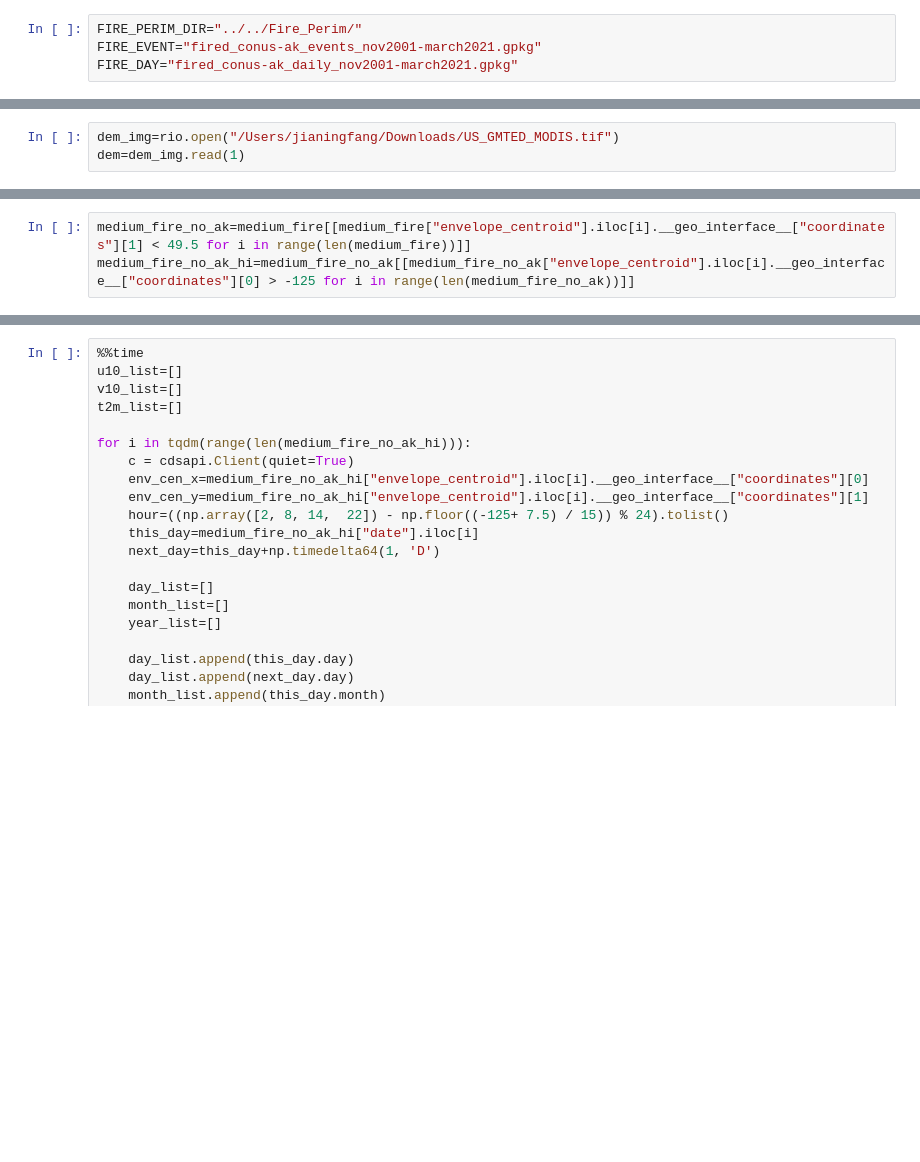
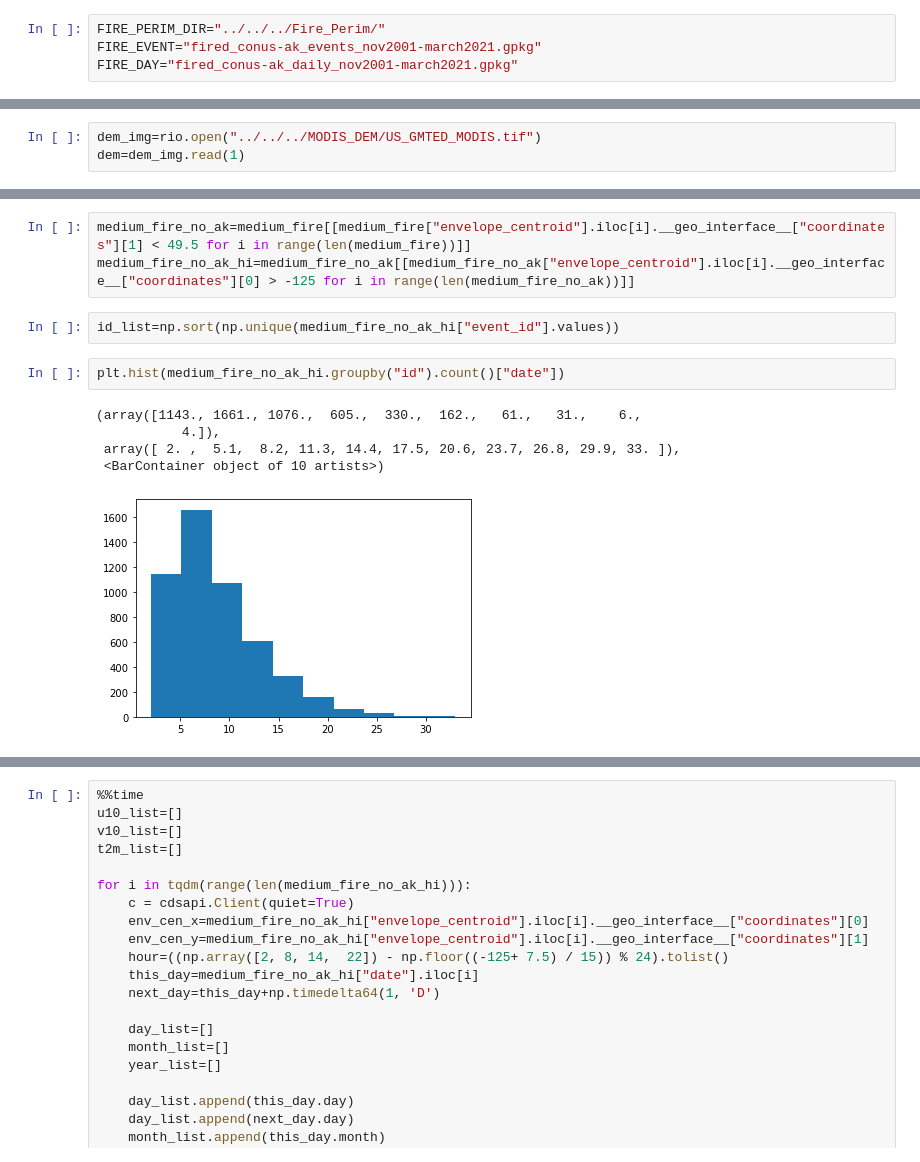
Before and after one commit to JianingFang/FireML_Submission, a Jupyter notebook: script/Preprocessing/FireML.ipynb, the cells around one changed output, grey strips where cells are left out. Drawn from its saved outputs; the diff is of its cells as text; blank space fills up the shorter version.

Commit message:
updated FireTraining

```diff
--- a/script/Preprocessing/FireML.ipynb
+++ b/script/Preprocessing/FireML.ipynb
@@ -16,7 +16,7 @@ from tqdm.notebook import tqdm
 from tzwhere import tzwhere
 import multiprocessing as mp
 # %%
-FIRE_PERIM_DIR="../../Fire_Perim/"
+FIRE_PERIM_DIR="../../../Fire_Perim/"
 FIRE_EVENT="fired_conus-ak_events_nov2001-march2021.gpkg"
 FIRE_DAY="fired_conus-ak_daily_nov2001-march2021.gpkg"
 # %%
@@ -240,7 +240,7 @@ medium_fire_event["land_cover"]=np.load("lc_crop_all.npy").tolist()
 # %% [markdown]
 ### Add Digital Elevation Model
 # %%
-dem_img=rio.open("/Users/jianingfang/Downloads/US_GMTED_MODIS.tif")
+dem_img=rio.open("../../../MODIS_DEM/US_GMTED_MODIS.tif")
 dem=dem_img.read(1)
 # %%
 dem_list=[]
@@ -323,3 +323,13 @@ medium_fire["date"]=pd.to_datetime(medium_fire.date)
 # %%
 medium_fire_no_ak=medium_fire[[medium_fire["envelope_centroid"].iloc[i].__geo_interface__["coordinates"][1] < 49.5 for i in range(len(medium_fire))]]
 medium_fire_no_ak_hi=medium_fire_no_ak[[medium_fire_no_ak["envelope_centroid"].iloc[i].__geo_interface__["coordinates"][0] > -125 for i in range(len(medium_fire_no_ak))]]
+# %%
+id_list=np.sort(np.unique(medium_fire_no_ak_hi["event_id"].values))
+# %%
+plt.hist(medium_fire_no_ak_hi.groupby("id").count()["date"])
+# %% [output]
+(array([1143., 1661., 1076.,  605.,  330.,  162.,   61.,   31.,    6.,
+           4.]),
+ array([ 2. ,  5.1,  8.2, 11.3, 14.4, 17.5, 20.6, 23.7, 26.8, 29.9, 33. ]),
+ <BarContainer object of 10 artists>)
+[figure, added]
```
Also changed, not shown: parts of 5 cells of this notebook, 5 other files.
